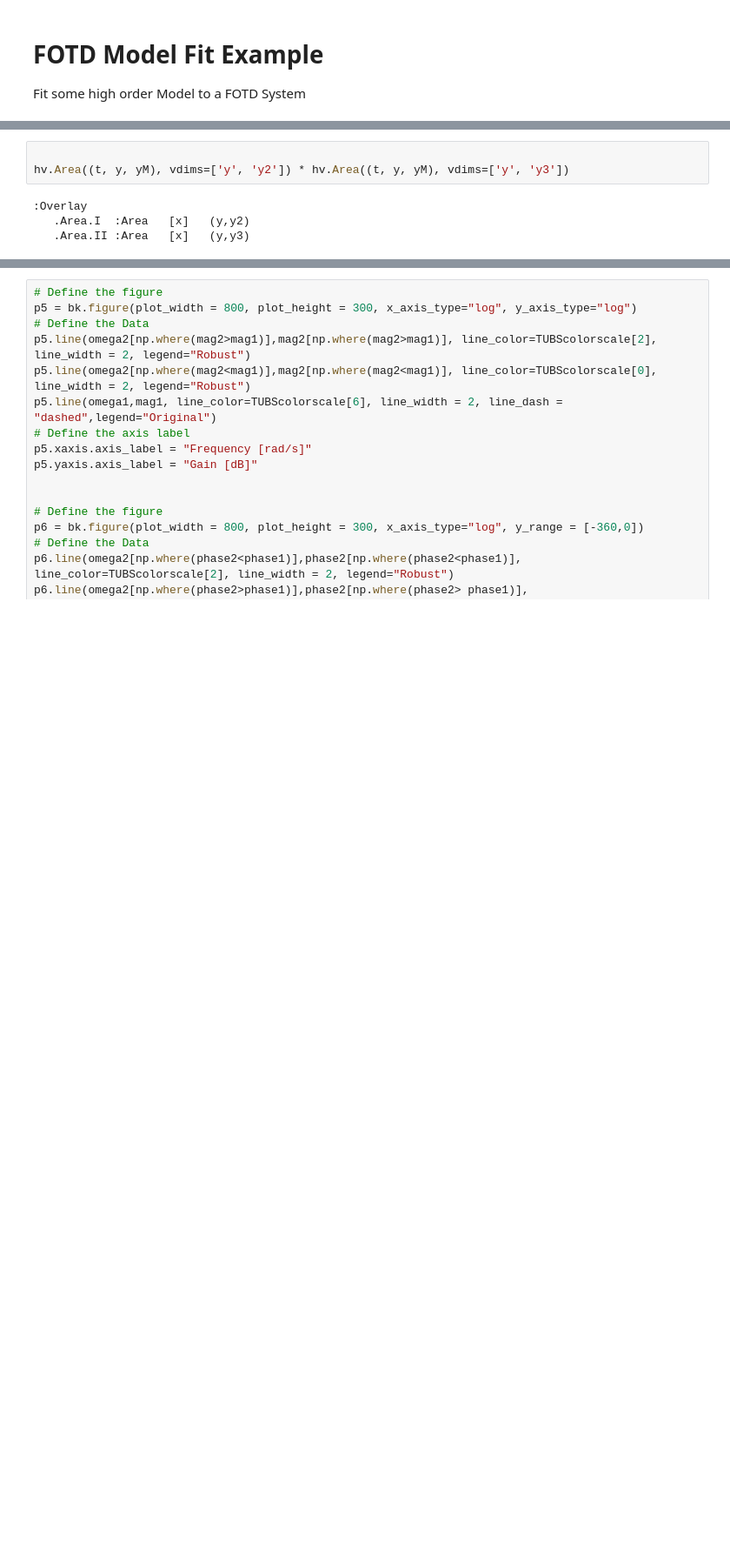
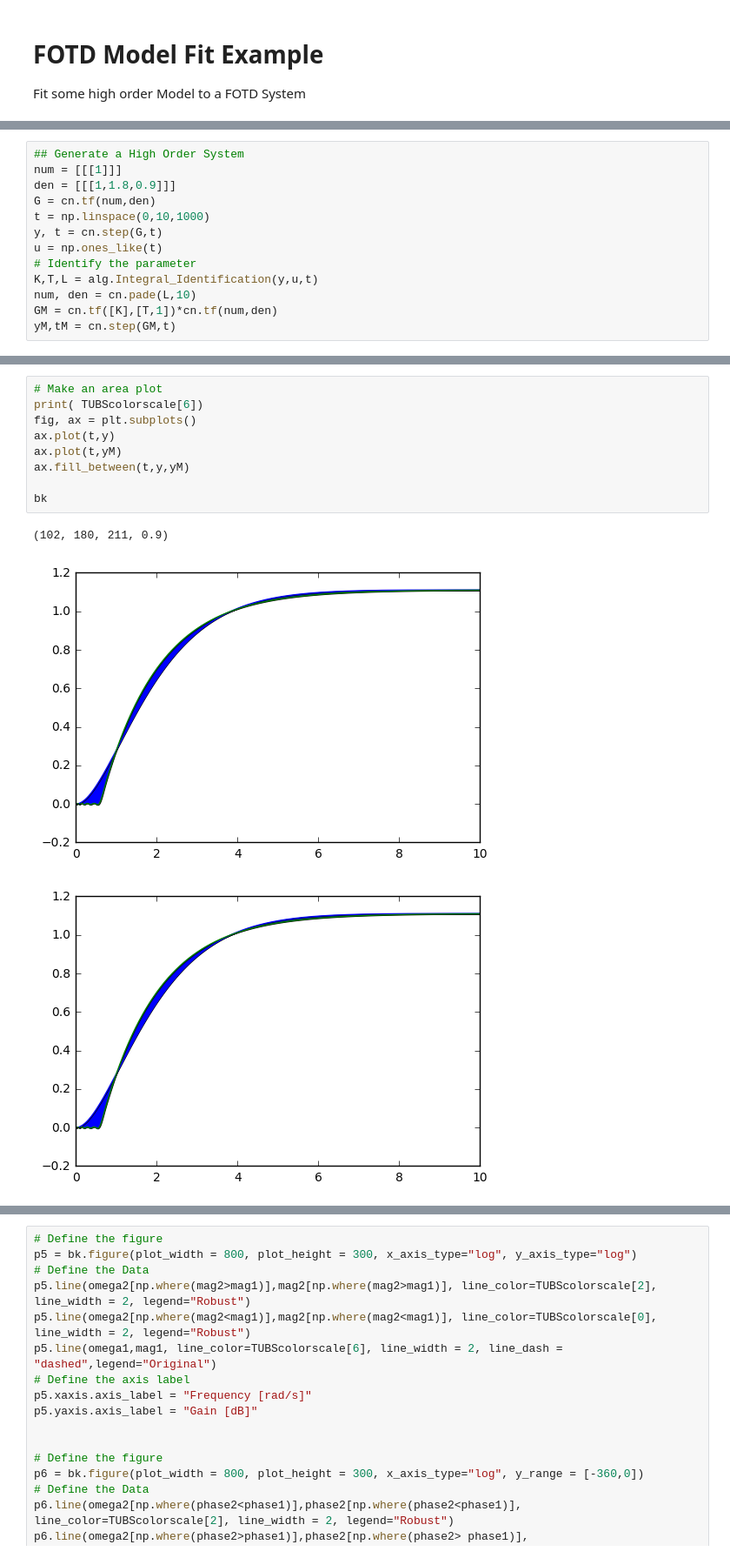
Before and after one commit to AlCap23/Thesis, a Jupyter notebook: Python/ModelFit-Bokeh.ipynb, the cells around one changed output, grey strips where cells are left out. Shown: that part at 87% size. Saved outputs shown, nothing was run; the diff lists cells and outputs as text; blank space fills up the shorter version.

```diff
--- a/Python/ModelFit-Bokeh.ipynb
+++ b/Python/ModelFit-Bokeh.ipynb
@@ -107,2 +35,15 @@ yM,tM = cn.step(GM,t)
+# %%
+## Generate a High Order System
+num = [[[1]]]
+den = [[[1,1.8,0.9]]]
+G = cn.tf(num,den)
+t = np.linspace(0,10,1000)
+y, t = cn.step(G,t)
+u = np.ones_like(t)
+# Identify the parameter
+K,T,L = alg.Integral_Identification(y,u,t)
+num, den = cn.pade(L,10)
+GM = cn.tf([K],[T,1])*cn.tf(num,den)
+yM,tM = cn.step(GM,t)
 # %%
 # Define the figure
@@ -122,13 +63,19 @@ export_svgs(p1, filename="Area_Example.svg")
 bk.show(p1)
 # %% [output]
 [interactive output not drawn]
-# %%
-
-hv.Area((t, y, yM), vdims=['y', 'y2']) * hv.Area((t, y, yM), vdims=['y', 'y3'])
-# %% [output]
-:Overlay
-   .Area.I  :Area   [x]   (y,y2)
-   .Area.II :Area   [x]   (y,y3)
+# %%
+# Make an area plot
+print( TUBScolorscale[6])
+fig, ax = plt.subplots()
+ax.plot(t,y)
+ax.plot(t,yM)
+ax.fill_between(t,y,yM)
+
+bk
+# %% [output]
+(102, 180, 211, 0.9)
+[figure, added]
+[figure, added]
 # %%
 w = np.logspace(-5,5,1000)
 
```
Also changed, not shown: parts of 5 cells of this notebook, 36 other files.
